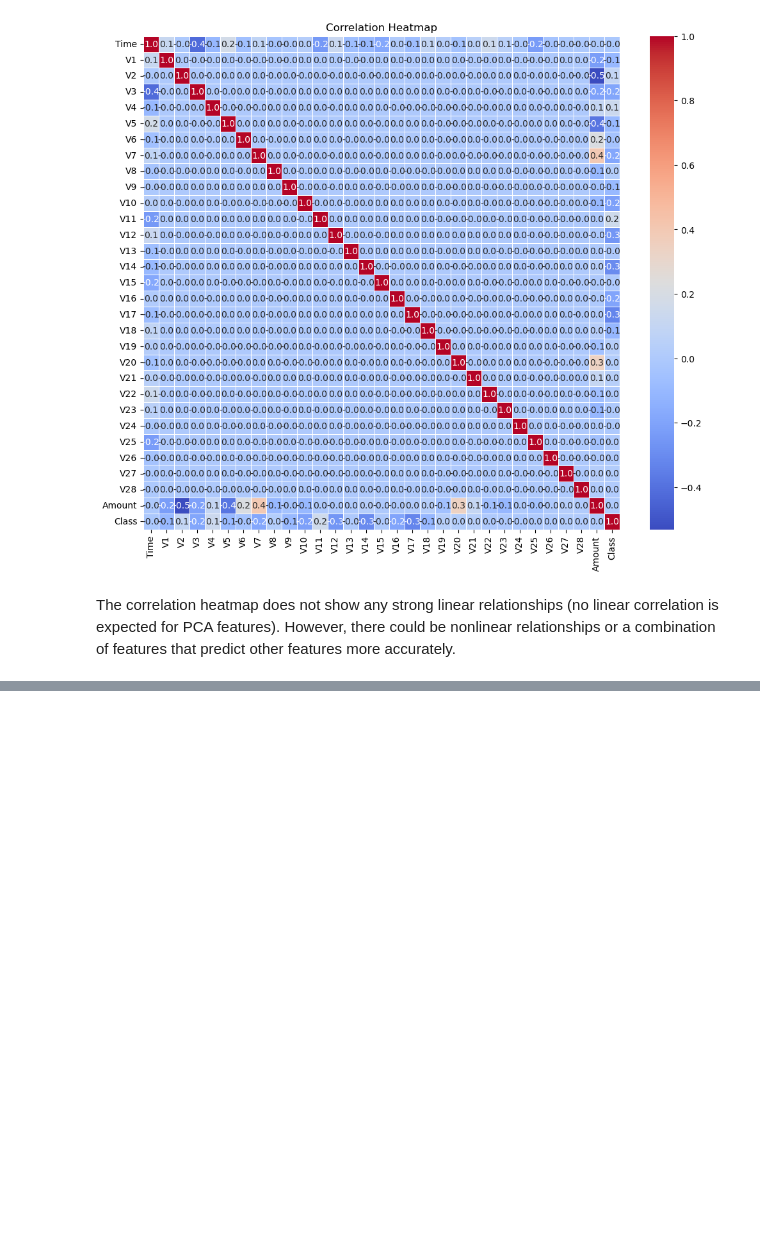
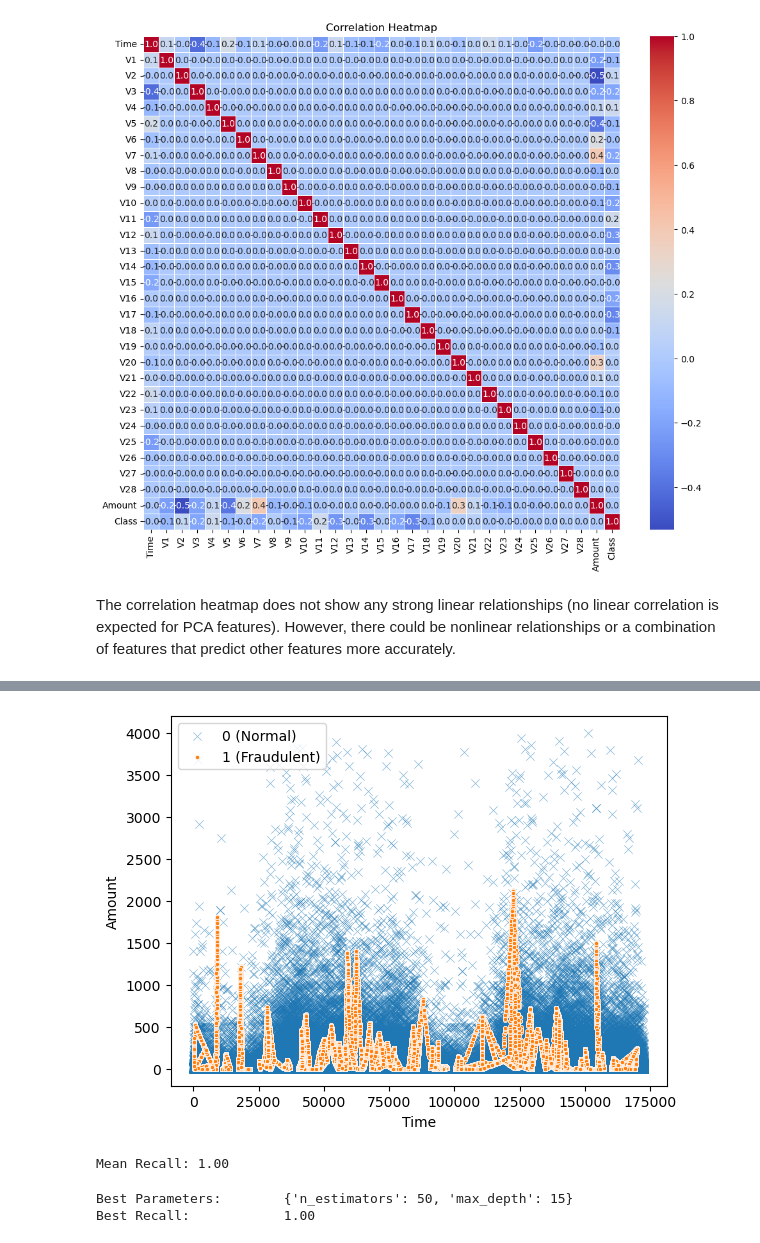
Before and after one commit to cedrickeller-cmd/financial-transactions-fraud-detection, a Jupyter notebook: main.ipynb, the cells around one changed output, grey strips where cells are left out. Saved outputs shown, nothing was run; the diff lists cells and outputs as text; code cells hidden in the pictures; blank space fills up the shorter version.

```diff
--- a/main.ipynb
+++ b/main.ipynb
@@ -247,0 +471,15 @@ The correlation heatmap does not show any strong linear relationships (no linear
+# %%
+# ADASYN oversampling initialisation
+adasyn = ADASYN(sampling_strategy=0.5, random_state=69) # fraudulent cases resampled to 50% of the majority class
+
+# Apply SMOTE on the training data
+X_train_over, y_train_over = adasyn.fit_resample(X_train, y_train)
+# %%
+over_df = pd.DataFrame(X_train_over, columns=X_train_over.columns)
+over_df['Class'] = y_train_over
+
+sns.scatterplot(data=over_df[(over_df['Amount'] < 4000) & (over_df['Class'] == 0)], y='Amount', x='Time', alpha=0.5, marker='x', label='0 (Normal)')
+sns.scatterplot(data=over_df[(over_df['Amount'] < 4000) & (over_df['Class'] == 1)], y='Amount', x='Time', alpha=1, marker='.', label='1 (Fraudulent)', color='tab:orange')
+plt.legend();
+# %% [output]
+[figure, added]
@@ -247,0 +492,28 @@ The correlation heatmap does not show any strong linear relationships (no linear
+# %%
+# cross validation score
+cv_recall = cross_val_score(rfc, X_train_over, y_train_over, cv=skf, scoring='recall', n_jobs=-2) # n_jobs=-2 parallelize using all but one CPU core
+
+print(f"Mean Recall: {cv_recall.mean():.2f}") # can expect the performance to be around here
+# %% [output]
+Mean Recall: 1.00
+# %%
+# ~20 min runtime on 7 CPU cores of an intel core i5 processor
+
+# hyperparameters to search
+param_grid = {'n_estimators': [50, 100, 150] # number of trees
+              ,'max_depth': [5, 10, 15] # maximum depth of the tree
+#              ,'max_features': ['auto', 'sqrt', 'log2'] # number of features at each split
+             }
+
+# searching best hyperparameters
+rfc_random_grid_over = RandomizedSearchCV(rfc, param_grid, cv=skf, scoring='recall', random_state=69, n_jobs=-2) # n_iter=10 is default
+# rfc_grid = GridSearchCV(rfc, param_grid, cv=skf, scoring='recall', n_jobs=-2)
+
+# model training
+rfc_random_grid_over.fit(X_train_over, y_train_over)
+
+print(f"Best Parameters:\t{rfc_random_grid_over.best_params_}")
+print(f"Best Recall:\t\t{rfc_random_grid_over.best_score_:.2f}")
+# %% [output]
+Best Parameters:        {'n_estimators': 50, 'max_depth': 15}
+Best Recall:            1.00
```
Also changed, not shown: parts of 36 cells of this notebook.
